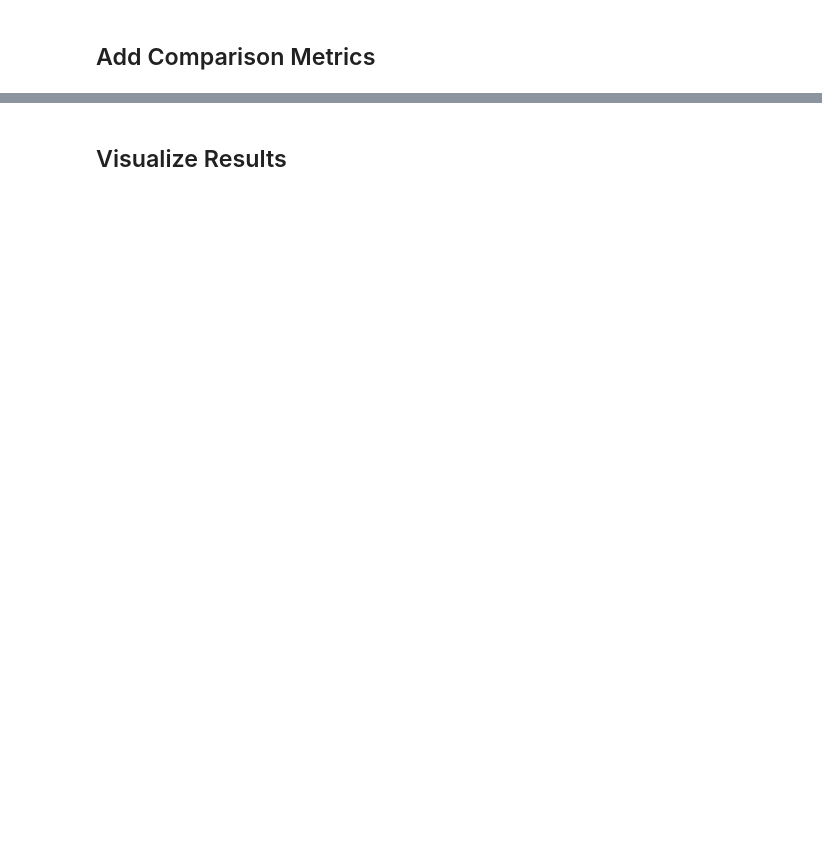
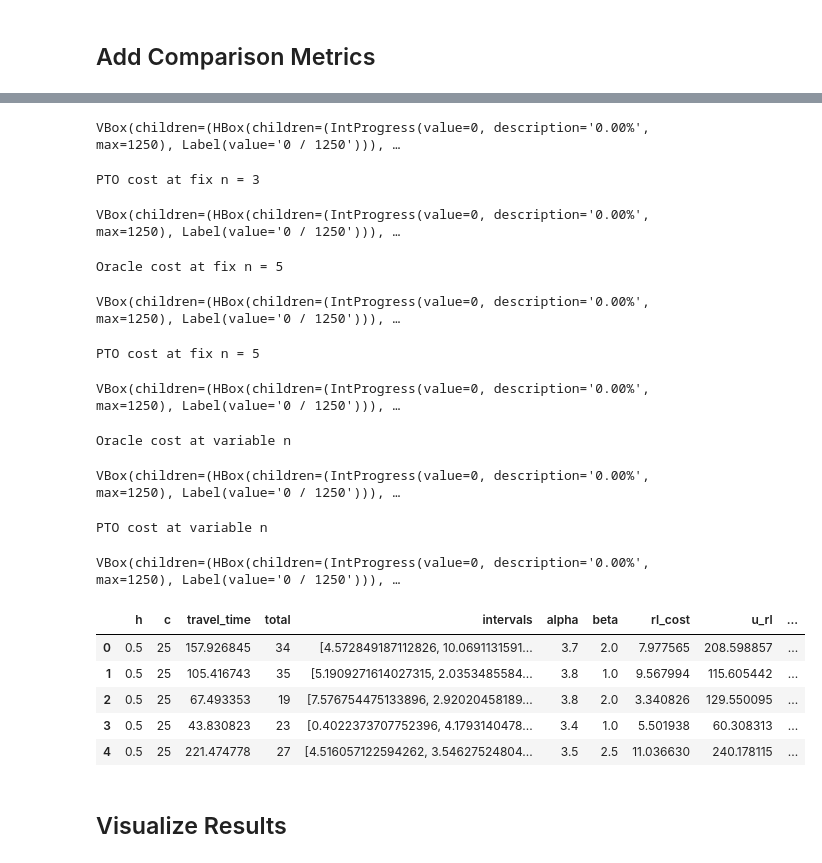
Before and after one commit to pksp99/when_to_leave, a Jupyter notebook: notebooks/ppo_rl_env_impr.ipynb, the cells around one changed output, grey strips where cells are left out. Saved outputs shown, nothing was run; the diff lists cells and outputs as text; code cells hidden in the pictures; blank space fills up the shorter version.

```diff
--- a/notebooks/ppo_rl_env_impr.ipynb
+++ b/notebooks/ppo_rl_env_impr.ipynb
@@ -84,7 +66,7 @@ def get_realized_data(config):
     travel_time = sum(intervals[4:]) - np.random.gamma(shape=4, scale=alpha*beta)
     # travel_time = np.random.gamma(shape=5, scale=alpha*beta)
     # travel_time = max(beta * 5, travel_time)
-    # travel_time = sum(intervals[3:]) * np.random.uniform(0, 1)
+    travel_time = sum(intervals[3:]) * np.random.uniform(0, 1)
     travel_time = max(alpha * beta, travel_time)
 
     return alpha, beta, h, c, total, intervals, travel_time
@@ -145,16 +130,2 @@ Episode 5702 reward: -24.90282408184477 | cur_time = 13
 # %% [markdown]
 ## Add Comparison Metrics
-# %%
-
-from pandarallel import pandarallel
-
-# Initialize pandarallel with progress bar enabled
-pandarallel.initialize(progress_bar=True)
-for i in [0, 3, 5]:
-    print(f"Optimal reward at n = {i}")
-    df[f'u{i}'] = df.apply(lambda row: row['intervals'][i:].sum(), axis=1)
-    df[f'u_star{i}'] = df.parallel_apply(lambda row: methods.get_u_star_binary_fast(row['total'] - i, row['alpha'], row['beta'], row['h'], row['c']), axis=1)
-    df[f'optimal_rewards{i}'] = df.apply(lambda row: -methods.cal_cost(row['c'], row['h'], row[f'u{i}'], row[f'u_star{i}']), axis=1)
-
-df['direct_leave_rewards'] = df.apply(lambda row: -methods.cal_cost(row['c'], row['h'], row['intervals'][3:].sum(), row[f'travel_time']), axis=1)
-df.head()
@@ -175,0 +132,45 @@ VBox(children=(HBox(children=(IntProgress(value=0, description='0.00%', max=1250
+# %%
+
+from pandarallel import pandarallel
+
+# Initialize pandarallel with progress bar enabled
+pandarallel.initialize(progress_bar=True)
+
+
+for i in [3, 5]:
+    print(f"Oracle cost at fix n = {i}")
+    df[f'oracle_cost_fix_n_{i}'] = df.parallel_apply(lambda row: methods.cal_oracle_cost_fix_n(alpha=row['alpha'],\
+                                                                                     beta=row['beta'],\
+                                                                                     intervals=row['intervals'],\
+                                                                                     h=row['h'],\
+                                                                                     c=row['c'],\
+                                                                                     travel_time=row['travel_time'],\
+                                                                                     n=i), axis=1)
+
+    print(f"PTO cost at fix n = {i}")
+    df[f'PTO_cost_fix_n_{i}'] = df.parallel_apply(lambda row: methods.cal_PTO_cost_fix_n(intervals=row['intervals'],\
+                                                                                     h=row['h'],\
+                                                                                     c=row['c'],\
+                                                                                     travel_time=row['travel_time'],\
+                                                                                     n=i), axis=1)
+
+print(f"Oracle cost at variable n")
+cost_and_explre = df.parallel_apply(lambda row: methods.cal_oracle_cost_var_n(alpha=row['alpha'],\
+                                                                                     beta=row['beta'],\
+                                                                                     intervals=row['intervals'],\
+                                                                                     h=row['h'],\
+                                                                                     c=row['c'],\
+                                                                                     travel_time=row['travel_time']),result_type='expand', axis=1)
+
+df['oracle_cost_var_n'], df['oracle_var_n_explore'] = cost_and_explre[0], cost_and_explre[1]
+
+print(f"PTO cost at variable n")
+cost_and_explre = df.parallel_apply(lambda row: methods.cal_PTO_cost_var_n(intervals=row['intervals'],\
+                                                                                     h=row['h'],\
+                                                                                     c=row['c'],\
+                                                                                     travel_time=row['travel_time']),result_type='expand', axis=1)
+
+df['PTO_cost_var_n'], df['PTO_var_n_explore'] = cost_and_explre[0], cost_and_explre[1]
+
+df.head()
+# %% [output]
@@ -176,3 +180,20 @@ VBox(children=(HBox(children=(IntProgress(value=0, description='0.00%', max=1250
+VBox(children=(HBox(children=(IntProgress(value=0, description='0.00%', max=1250), Label(value='0 / 1250'))), …
+PTO cost at fix n = 3
+VBox(children=(HBox(children=(IntProgress(value=0, description='0.00%', max=1250), Label(value='0 / 1250'))), …
+Oracle cost at fix n = 5
+VBox(children=(HBox(children=(IntProgress(value=0, description='0.00%', max=1250), Label(value='0 / 1250'))), …
+PTO cost at fix n = 5
+VBox(children=(HBox(children=(IntProgress(value=0, description='0.00%', max=1250), Label(value='0 / 1250'))), …
+Oracle cost at variable n
+VBox(children=(HBox(children=(IntProgress(value=0, description='0.00%', max=1250), Label(value='0 / 1250'))), …
+PTO cost at variable n
+VBox(children=(HBox(children=(IntProgress(value=0, description='0.00%', max=1250), Label(value='0 / 1250'))), …
+|  | h | c | travel_time | total | intervals | alpha | beta | rl_cost | u_rl | ... |
+| 0 | 0.5 | 25 | 157.926845 | 34 | [4.572849187112826, 10.0691131591... | 3.7 | 2.0 | 7.977565 | 208.598857 | ... |
+| 1 | 0.5 | 25 | 105.416743 | 35 | [5.1909271614027315, 2.0353485584... | 3.8 | 1.0 | 9.567994 | 115.605442 | ... |
+| 2 | 0.5 | 25 | 67.493353 | 19 | [7.576754475133896, 2.92020458189... | 3.8 | 2.0 | 3.340826 | 129.550095 | ... |
+| 3 | 0.5 | 25 | 43.830823 | 23 | [0.4022373707752396, 4.1793140478... | 3.4 | 1.0 | 5.501938 | 60.308313 | ... |
+| 4 | 0.5 | 25 | 221.474778 | 27 | [4.516057122594262, 3.54627524804... | 3.5 | 2.5 | 11.036630 | 240.178115 | ... |
 # %% [markdown]
 ## Visualize Results
 # %%
```
Also changed, not shown: parts of 8 cells of this notebook, 2 other files.
